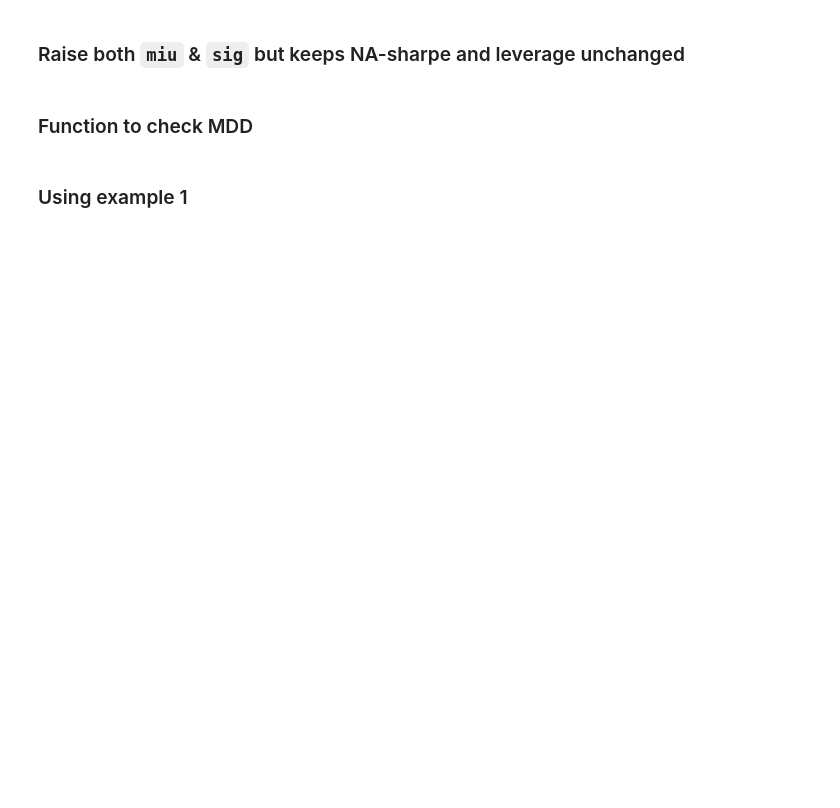
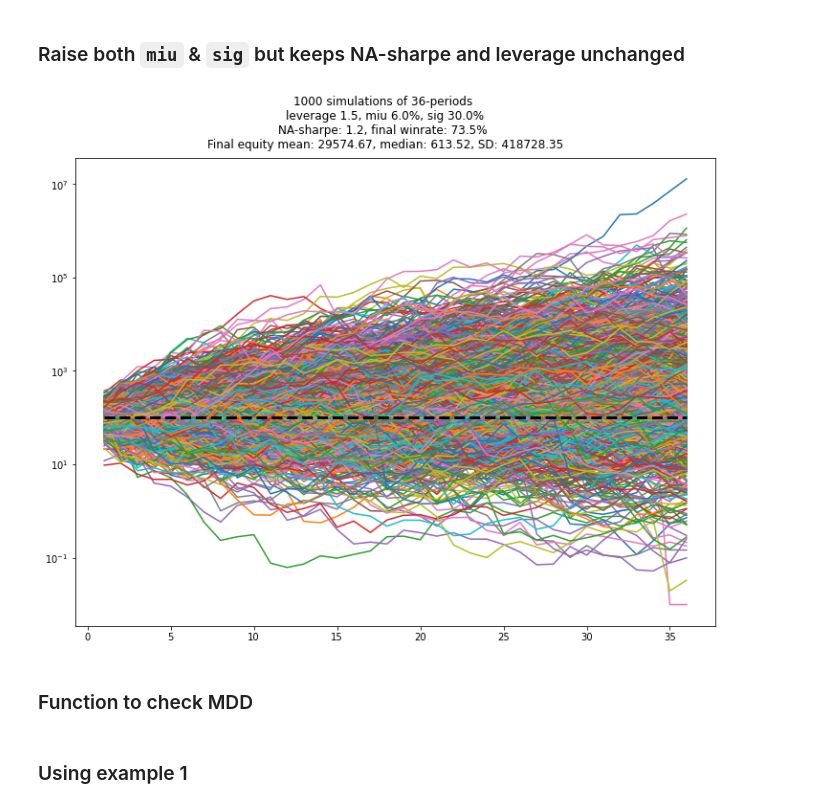
Before and after one commit to willbillionquant/riskmanagement, a Jupyter notebook: leveragebet-normal.ipynb, the cells around one changed output. Drawn from its saved outputs; the diff is of its cells as text; code cells hidden in the pictures; blank space fills up the shorter version.

```diff
--- a/leveragebet-normal.ipynb
+++ b/leveragebet-normal.ipynb
@@ -191,11 +195,13 @@ plotsimcurves(initamt1, lev1, miu1, sig2, numperiods1, numsims1)
 # %% [markdown]
 ### Raise both `miu` & `sig` but keeps NA-sharpe and leverage unchanged
 # %%
-sharpe1 = 1.2 / (numperiods1 ** 0.5)
-miu3 = 0.05
+sharpe1 = 1.2 / (numPeriod1 ** 0.5)
+miu3 = 0.06
 sig3 = sig1 * miu3 / miu1
 
-plotsimcurves(initamt1, lev1, miu3, sig3, numperiods1, numsims1)
+plotSim_fixLev(initAmount1, lev1, miu3, sig3, numPeriod1, numSim1)
+# %% [output]
+[figure, added]
 # %% [markdown]
 ### Function to check MDD
 # %%
```
Also changed, not shown: parts of 8 cells of this notebook.
